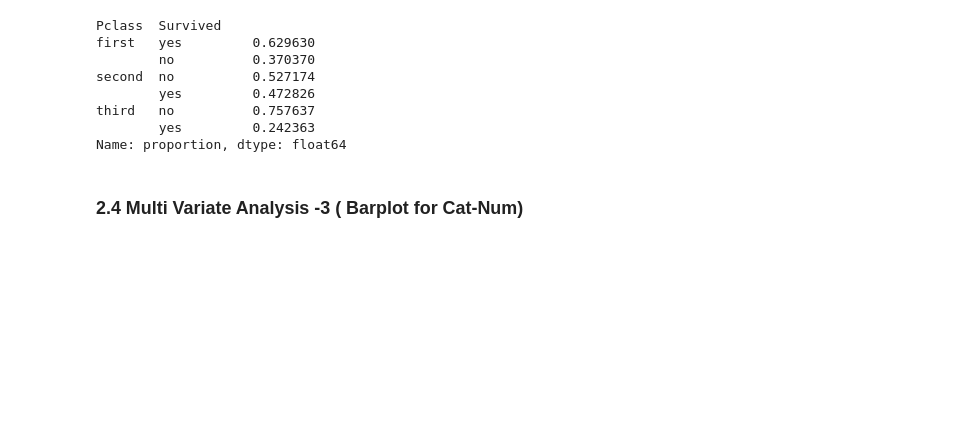
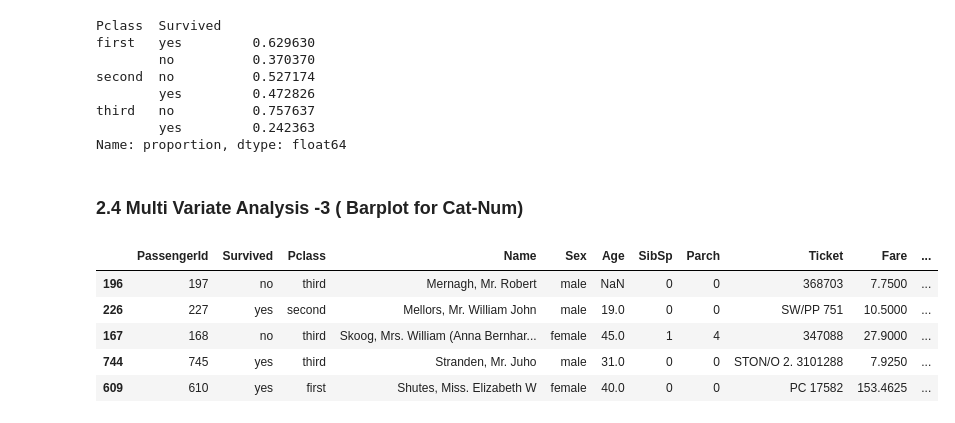
Before and after one commit to roybipro/AI-ML-learning-Phitron, a Jupyter notebook: machine-learning/week-01-eda-and-feature-engineering/module-02-exploratory-data-analysis-part-2/eda_p_2.ipynb, the cells around one changed output. Saved outputs shown, nothing was run; the diff lists cells and outputs as text; code cells hidden in the pictures; blank space fills up the shorter version.

```diff
--- a/machine-learning/week-01-eda-and-feature-engineering/module-02-exploratory-data-analysis-part-2/eda_p_2.ipynb
+++ b/machine-learning/week-01-eda-and-feature-engineering/module-02-exploratory-data-analysis-part-2/eda_p_2.ipynb
@@ -51,3 +51,13 @@ third   no          0.757637
 Name: proportion, dtype: float64
 # %% [markdown]
 ### 2.4 Multi Variate Analysis -3 ( Barplot for Cat-Num)
+# %%
+
+df.sample(5)
+# %% [output]
+|  | PassengerId | Survived | Pclass | Name | Sex | Age | SibSp | Parch | Ticket | Fare | ... |
+| 196 | 197 | no | third | Mernagh, Mr. Robert | male | NaN | 0 | 0 | 368703 | 7.7500 | ... |
+| 226 | 227 | yes | second | Mellors, Mr. William John | male | 19.0 | 0 | 0 | SW/PP 751 | 10.5000 | ... |
+| 167 | 168 | no | third | Skoog, Mrs. William (Anna Bernhar... | female | 45.0 | 1 | 4 | 347088 | 27.9000 | ... |
+| 744 | 745 | yes | third | Stranden, Mr. Juho | male | 31.0 | 0 | 0 | STON/O 2. 3101288 | 7.9250 | ... |
+| 609 | 610 | yes | first | Shutes, Miss. Elizabeth W | female | 40.0 | 0 | 0 | PC 17582 | 153.4625 | ... |
```
Also changed, not shown: parts of 3 cells of this notebook.
